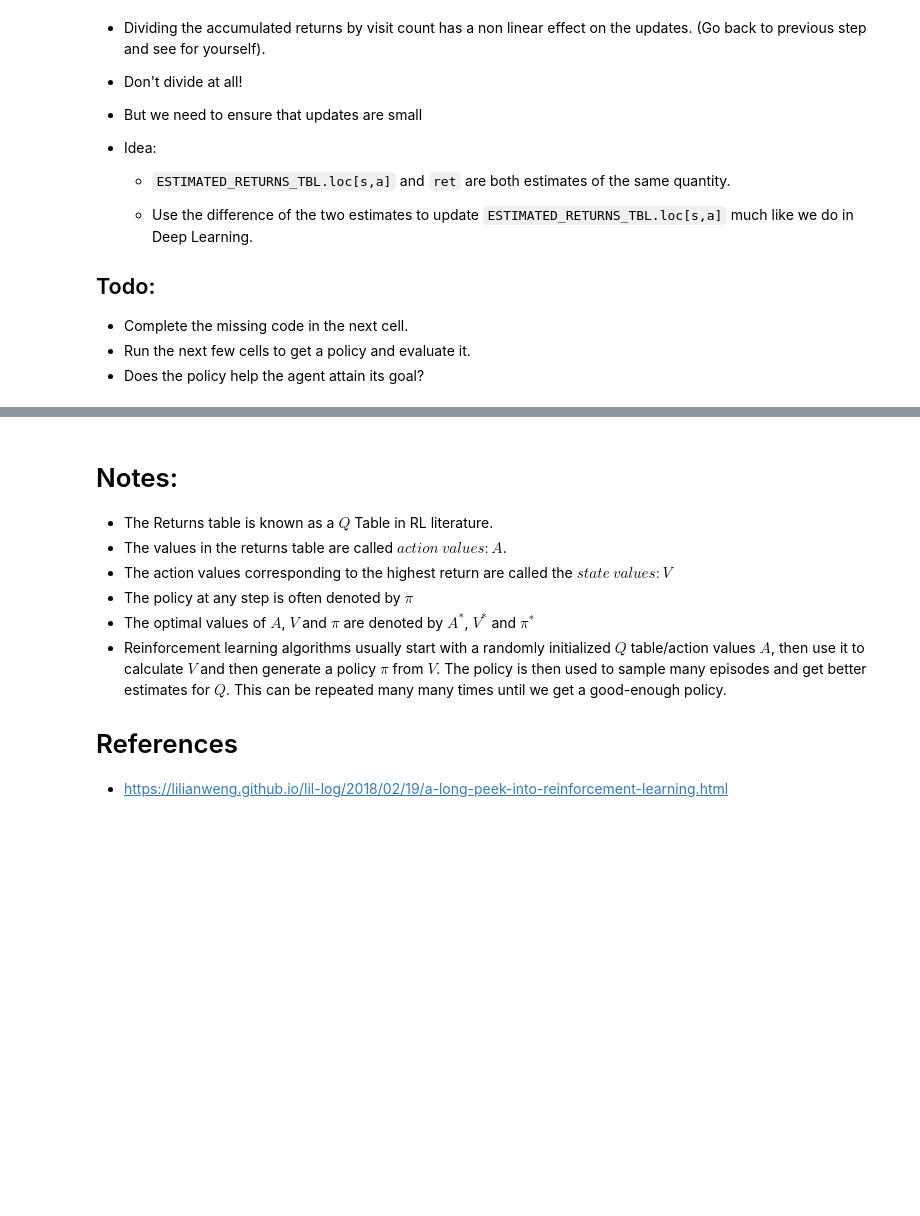
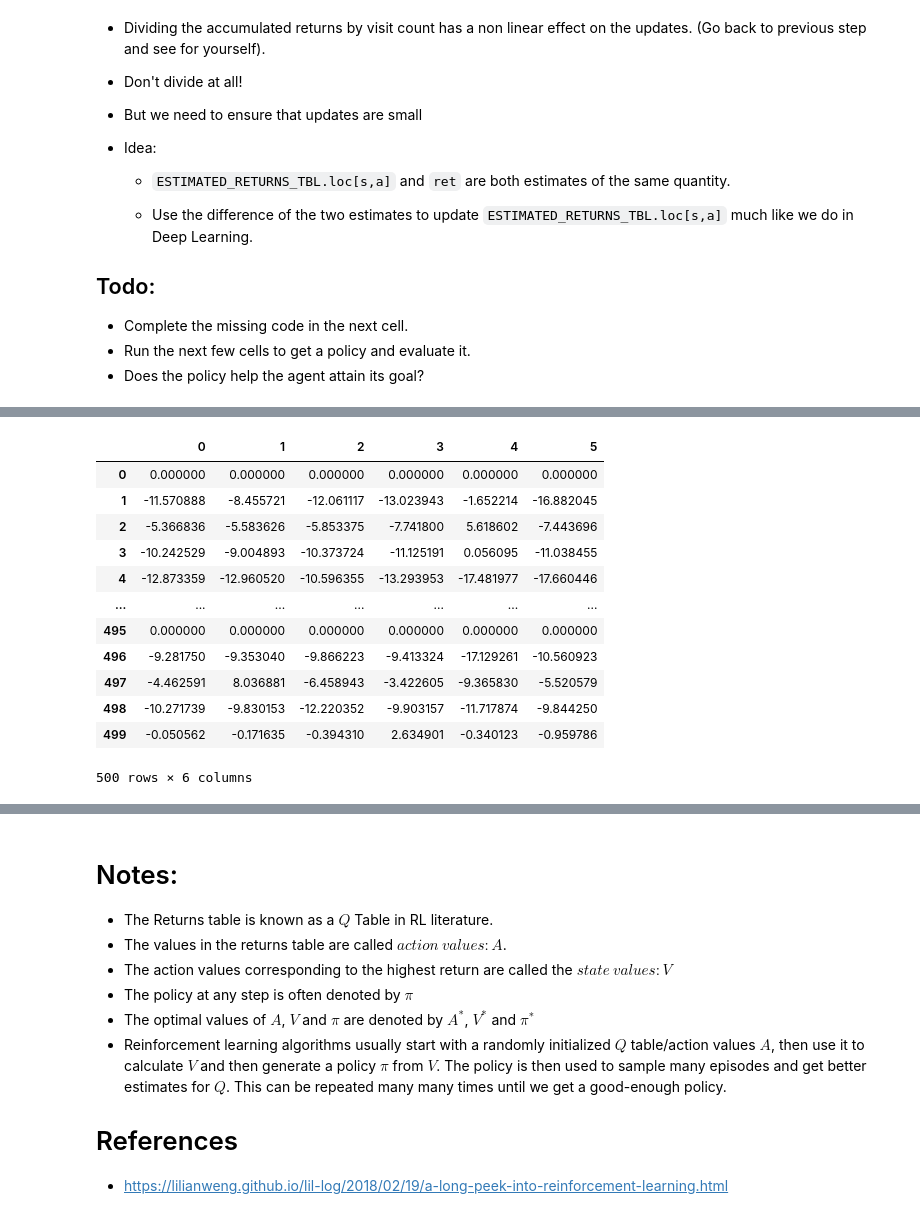
Before and after one commit to farhanhubble/discover-drl, a Jupyter notebook: Rediscovering_RL_Notebook_0_SOLVED.ipynb, the cells around one changed output, grey strips where cells are left out. Drawn from its saved outputs; the diff is of its cells as text; code cells hidden in the pictures; blank space fills up the shorter version.

Commit message:
Add half-baked solution for OpenAI Gym Taxi-v3.

```diff
--- a/Rediscovering_RL_Notebook_0_SOLVED.ipynb
+++ b/Rediscovering_RL_Notebook_0_SOLVED.ipynb
@@ -1009,0 +1014,2 @@ pretty_print_policy(policy4)
+# %%
+taxi_env = env.make('Taxi-v3')
@@ -1009,0 +1030,2 @@ pretty_print_policy(policy4)
+# %%
+taxi_env.step(taxi_env.action_space.sample())
@@ -1009,0 +1045,3 @@ pretty_print_policy(policy4)
+# %%
+next_state, reward, done, _ = taxi_env.step(taxi_env.action_space.sample())
+print(list(taxi_env.decode(next_state)), reward, done)
@@ -1009,0 +1094,26 @@ pretty_print_policy(policy4)
+# %%
+ESTIMATED_RETURNS_TBL = pd.DataFrame.from_dict({s:{a:0 for a in range(taxi_env.action_space.n)} for s in range(taxi_env.observation_space.n)}, orient='index')
+
+n_episodes = 10000
+epsilon = 1
+min_epsilon = 0.1
+epsilon_decay = 0.999
+
+alpha = 0.01
+avg_episode_returns = 0
+
+for i in range(n_episodes):
+  estimated_returns = ESTIMATED_RETURNS_TBL
+
+  epsilon = max(epsilon,min_epsilon)
+  episode_i = collect_epsilon_greedy_episode_from_returns_tbl(estimated_returns,epsilon=epsilon,max_ep_len=100)
+  #print(episode_i)
+  epsilon *= epsilon_decay
+  states, actions, discounted_returns = discounted_return_from_episode(episode_i, gamma=HYPER_PARAMS['gamma'])
+  avg_episode_returns += discounted_returns[0]
+  if (i+1) % 100 == 0:
+    print(avg_episode_returns/100)
+    avg_episode_returns = 0
+
+  for s,a,ret in zip(states, actions, discounted_returns):
+    ESTIMATED_RETURNS_TBL.loc[s,a] += alpha*(ret - ESTIMATED_RETURNS_TBL.loc[s,a])
@@ -1009,0 +1138,16 @@ pretty_print_policy(policy4)
+# %%
+ESTIMATED_RETURNS_TBL
+# %% [output]
+|  | 0 | 1 | 2 | 3 | 4 | 5 |
+| 0 | 0.000000 | 0.000000 | 0.000000 | 0.000000 | 0.000000 | 0.000000 |
+| 1 | -11.570888 | -8.455721 | -12.061117 | -13.023943 | -1.652214 | -16.882045 |
+| 2 | -5.366836 | -5.583626 | -5.853375 | -7.741800 | 5.618602 | -7.443696 |
+| 3 | -10.242529 | -9.004893 | -10.373724 | -11.125191 | 0.056095 | -11.038455 |
+| 4 | -12.873359 | -12.960520 | -10.596355 | -13.293953 | -17.481977 | -17.660446 |
+| ... | ... | ... | ... | ... | ... | ... |
+| 495 | 0.000000 | 0.000000 | 0.000000 | 0.000000 | 0.000000 | 0.000000 |
+| 496 | -9.281750 | -9.353040 | -9.866223 | -9.413324 | -17.129261 | -10.560923 |
+| 497 | -4.462591 | 8.036881 | -6.458943 | -3.422605 | -9.365830 | -5.520579 |
+| 498 | -10.271739 | -9.830153 | -12.220352 | -9.903157 | -11.717874 | -9.844250 |
+| 499 | -0.050562 | -0.171635 | -0.394310 | 2.634901 | -0.340123 | -0.959786 |
+500 rows × 6 columns
```
Also changed, not shown: parts of 14 cells of this notebook.
